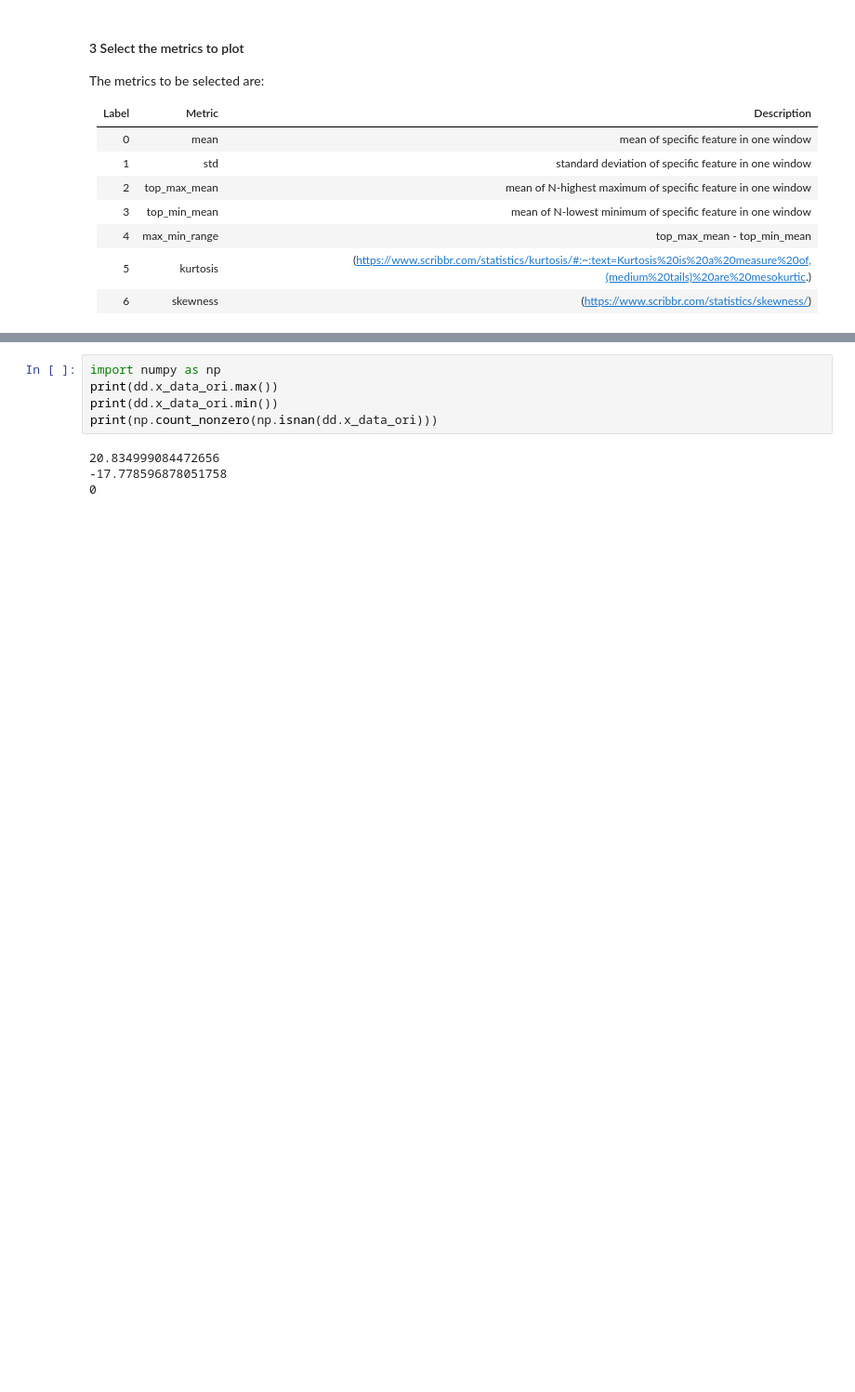
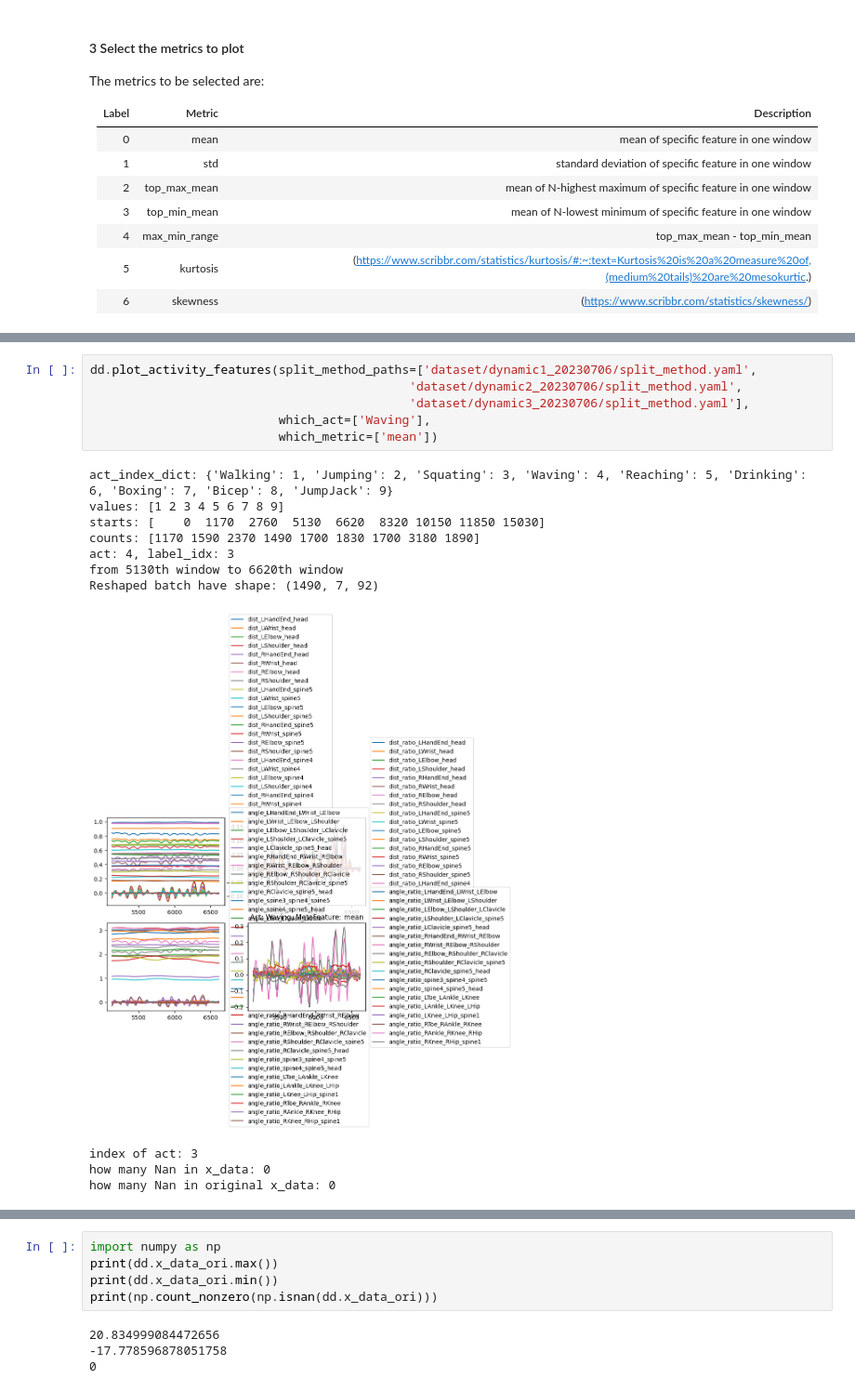
Before and after one commit to MyLovelyAxe/Motion_Classification_Thesis_IAW_RWTH, a Jupyter notebook: plot_features.ipynb, the cells around one changed output, grey strips where cells are left out. Shown at 93% size. Saved outputs shown, nothing was run; the diff lists cells and outputs as text; blank space fills up the shorter version.

```diff
--- a/plot_features.ipynb
+++ b/plot_features.ipynb
@@ -133,0 +133,18 @@ Reshaped batch have shape: (500, 7, 92)
+# %%
+dd.plot_activity_features(split_method_paths=['dataset/dynamic1_20230706/split_method.yaml',
+                                            'dataset/dynamic2_20230706/split_method.yaml',
+                                            'dataset/dynamic3_20230706/split_method.yaml'],
+                          which_act=['Waving'],
+                          which_metric=['mean'])
+# %% [output]
+act_index_dict: {'Walking': 1, 'Jumping': 2, 'Squating': 3, 'Waving': 4, 'Reaching': 5, 'Drinking': 6, 'Boxing': 7, 'Bicep': 8, 'JumpJack': 9}
+values: [1 2 3 4 5 6 7 8 9]
+starts: [    0  1170  2760  5130  6620  8320 10150 11850 15030]
+counts: [1170 1590 2370 1490 1700 1830 1700 3180 1890]
+act: 4, label_idx: 3
+from 5130th window to 6620th window
+Reshaped batch have shape: (1490, 7, 92)
+[figure, added]
+index of act: 3
+how many Nan in x_data: 0
+how many Nan in original x_data: 0
```
Also changed, not shown: parts of 4 cells of this notebook, 3 other files.
